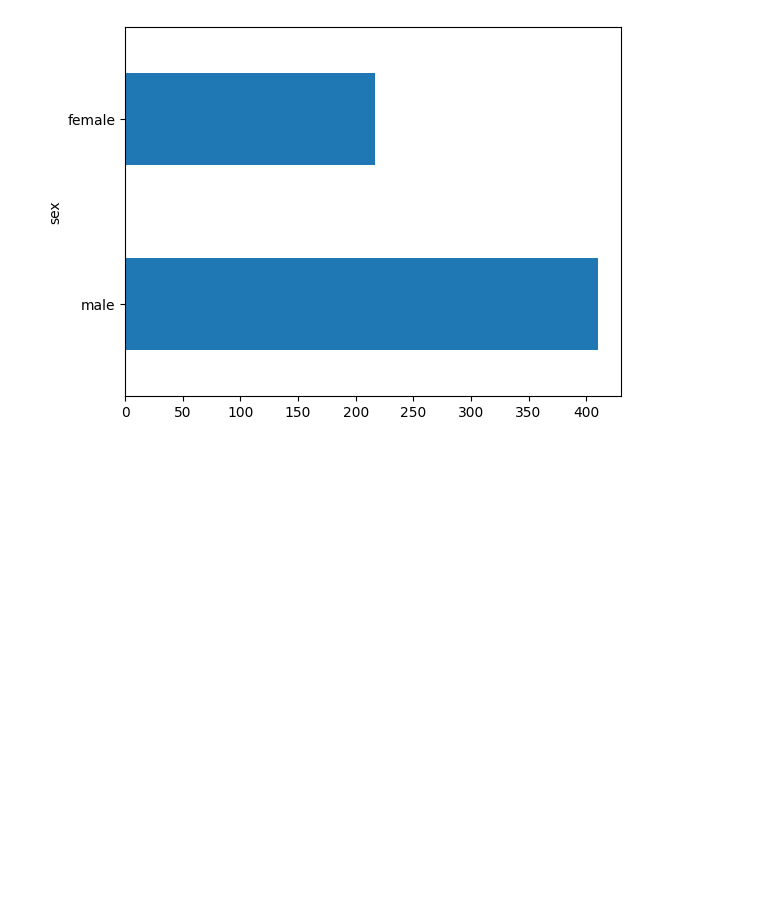
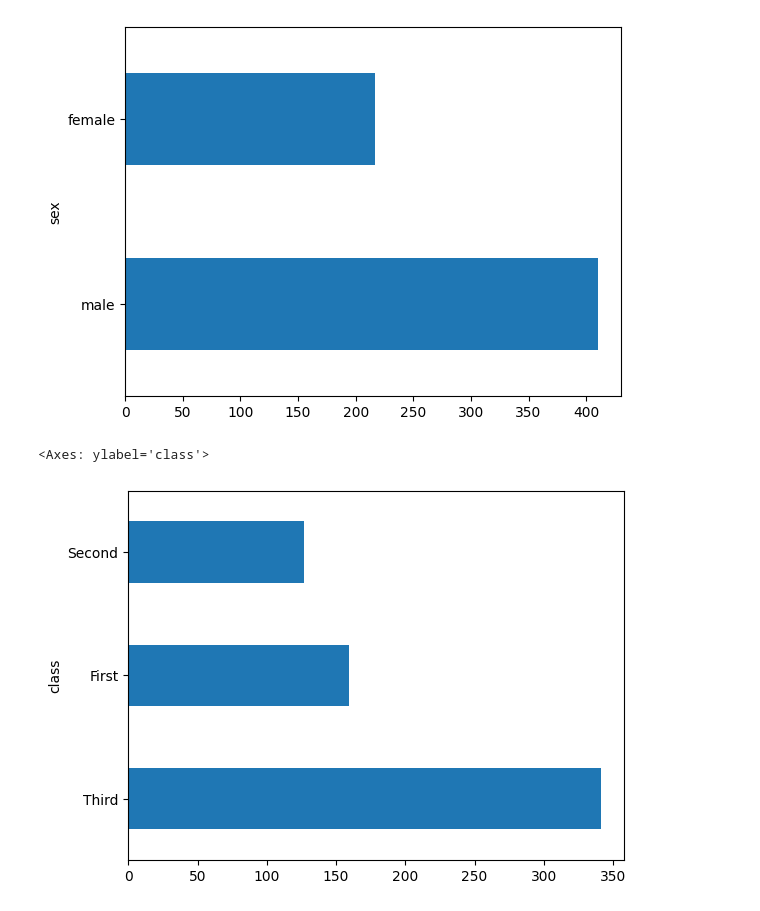
Before and after one commit to youneedgreg/survived_unsurvived_ML, a Jupyter notebook: titanic_survival.ipynb, the cells around one changed output. Drawn from its saved outputs; the diff is of its cells as text; code cells hidden in the pictures; blank space fills up the shorter version.

Commit message:
class chart

```diff
--- a/titanic_survival.ipynb
+++ b/titanic_survival.ipynb
@@ -64,3 +64,8 @@ dftrain.sex.value_counts().plot(kind='barh')
 # %% [output]
 <Axes: ylabel='sex'>
 [figure]
+# %%
+dftrain['class'].value_counts().plot(kind='barh')
+# %% [output]
+<Axes: ylabel='class'>
+[figure, added]
```
Also changed, not shown: parts of 1 cell of this notebook.
